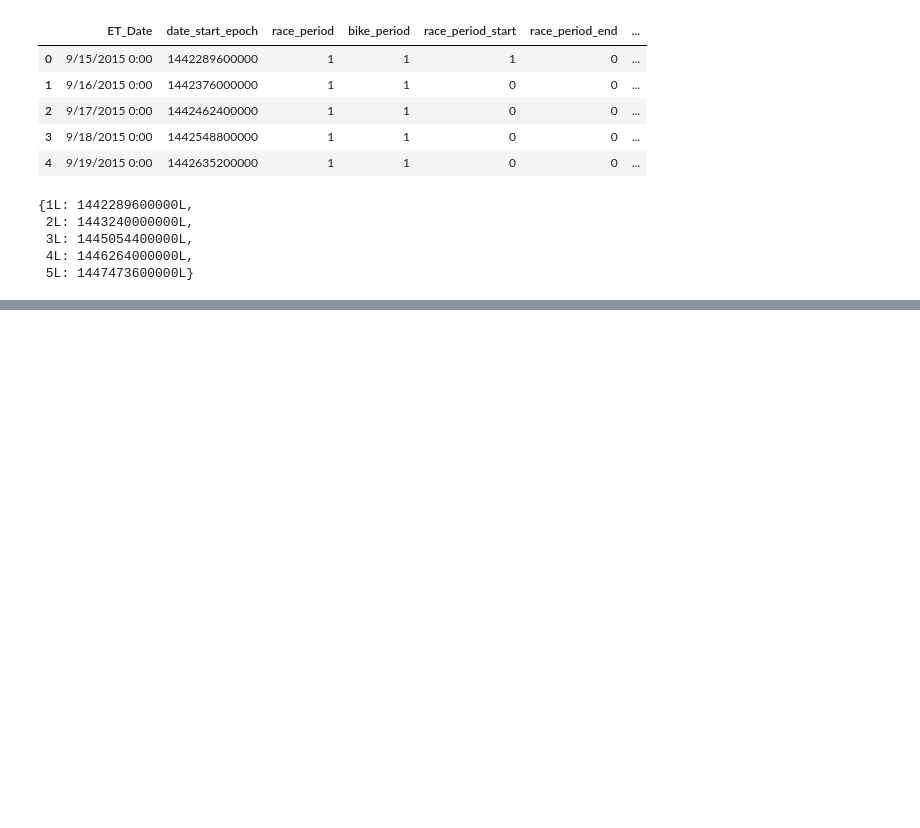
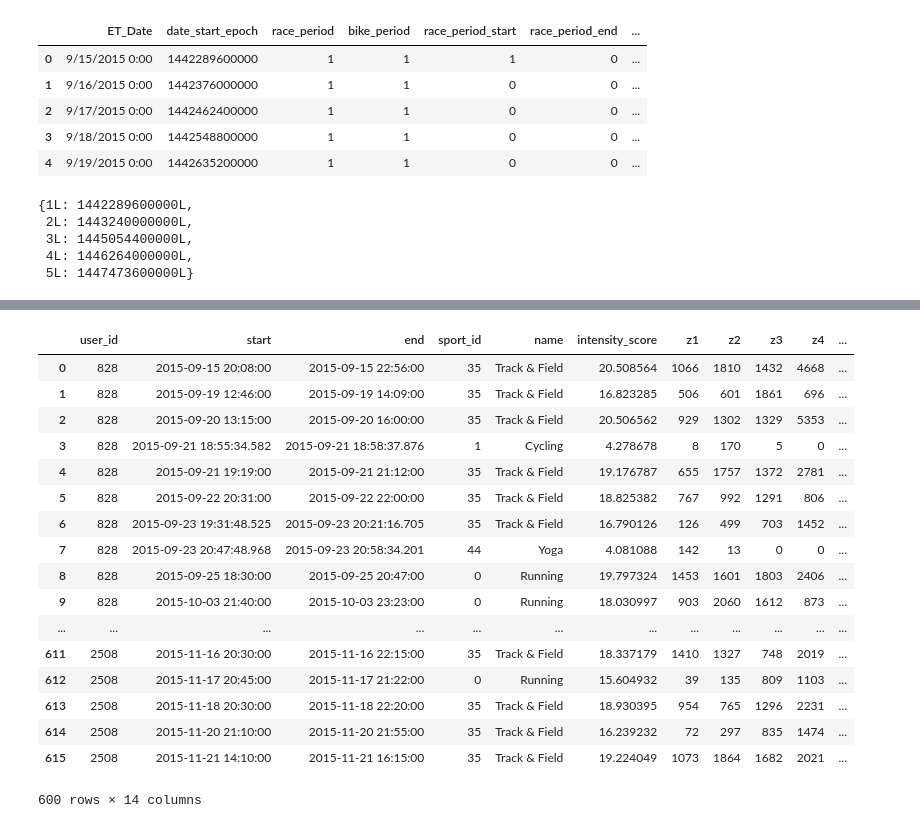
Before and after one commit to callen13/Senior_Thesis, a Jupyter notebook: workout_analysis.ipynb, the cells around one changed output, grey strips where cells are left out. Saved outputs shown, nothing was run; the diff lists cells and outputs as text; code cells hidden in the pictures; blank space fills up the shorter version.

```diff
--- a/workout_analysis.ipynb
+++ b/workout_analysis.ipynb
@@ -18,6 +16,12 @@ import time
 # %%
 workouts = pd.read_csv('workouts.csv')
 workouts = workouts[workouts.user_id!=2509]
+workouts = workouts[workouts.user_id!=2461]
+workouts.to_csv('workouts_temp.csv')
+
+#Manually input missing days
+
+#workouts = pd.read_csv('workouts_temp.csv')
 # %%
 def epoch_end_convert(df):
     '''
@@ -66,6 +72,8 @@ for i in range(0, len(date_markers)):
 #bike_start_dict = {}
 #for i in range(0, len(date_markers)):
 #    bike_start_dict[date_markers.values[i][4]] = date_markers.values[i][2]
+# %%
+users = list(set(workouts.user_id.values))
 # %%
 race_start_dict
 # %% [output]
@@ -222,0 +256,21 @@ test.head(15)
+# %%
+test
+# %% [output]
+|  | user_id | start | end | sport_id | name | intensity_score | z1 | z2 | z3 | z4 | ... |
+| 0 | 828 | 2015-09-15 20:08:00 | 2015-09-15 22:56:00 | 35 | Track & Field | 20.508564 | 1066 | 1810 | 1432 | 4668 | ... |
+| 1 | 828 | 2015-09-19 12:46:00 | 2015-09-19 14:09:00 | 35 | Track & Field | 16.823285 | 506 | 601 | 1861 | 696 | ... |
+| 2 | 828 | 2015-09-20 13:15:00 | 2015-09-20 16:00:00 | 35 | Track & Field | 20.506562 | 929 | 1302 | 1329 | 5353 | ... |
+| 3 | 828 | 2015-09-21 18:55:34.582 | 2015-09-21 18:58:37.876 | 1 | Cycling | 4.278678 | 8 | 170 | 5 | 0 | ... |
+| 4 | 828 | 2015-09-21 19:19:00 | 2015-09-21 21:12:00 | 35 | Track & Field | 19.176787 | 655 | 1757 | 1372 | 2781 | ... |
+| 5 | 828 | 2015-09-22 20:31:00 | 2015-09-22 22:00:00 | 35 | Track & Field | 18.825382 | 767 | 992 | 1291 | 806 | ... |
+| 6 | 828 | 2015-09-23 19:31:48.525 | 2015-09-23 20:21:16.705 | 35 | Track & Field | 16.790126 | 126 | 499 | 703 | 1452 | ... |
+| 7 | 828 | 2015-09-23 20:47:48.968 | 2015-09-23 20:58:34.201 | 44 | Yoga | 4.081088 | 142 | 13 | 0 | 0 | ... |
+| 8 | 828 | 2015-09-25 18:30:00 | 2015-09-25 20:47:00 | 0 | Running | 19.797324 | 1453 | 1601 | 1803 | 2406 | ... |
+| 9 | 828 | 2015-10-03 21:40:00 | 2015-10-03 23:23:00 | 0 | Running | 18.030997 | 903 | 2060 | 1612 | 873 | ... |
+| ... | ... | ... | ... | ... | ... | ... | ... | ... | ... | ... | ... |
+| 611 | 2508 | 2015-11-16 20:30:00 | 2015-11-16 22:15:00 | 35 | Track & Field | 18.337179 | 1410 | 1327 | 748 | 2019 | ... |
+| 612 | 2508 | 2015-11-17 20:45:00 | 2015-11-17 21:22:00 | 0 | Running | 15.604932 | 39 | 135 | 809 | 1103 | ... |
+| 613 | 2508 | 2015-11-18 20:30:00 | 2015-11-18 22:20:00 | 35 | Track & Field | 18.930395 | 954 | 765 | 1296 | 2231 | ... |
+| 614 | 2508 | 2015-11-20 21:10:00 | 2015-11-20 21:55:00 | 35 | Track & Field | 16.239232 | 72 | 297 | 835 | 1474 | ... |
+| 615 | 2508 | 2015-11-21 14:10:00 | 2015-11-21 16:15:00 | 35 | Track & Field | 19.224049 | 1073 | 1864 | 1682 | 2021 | ... |
+600 rows × 14 columns
```
Also changed, not shown: parts of 11 cells of this notebook, 1 other file.
